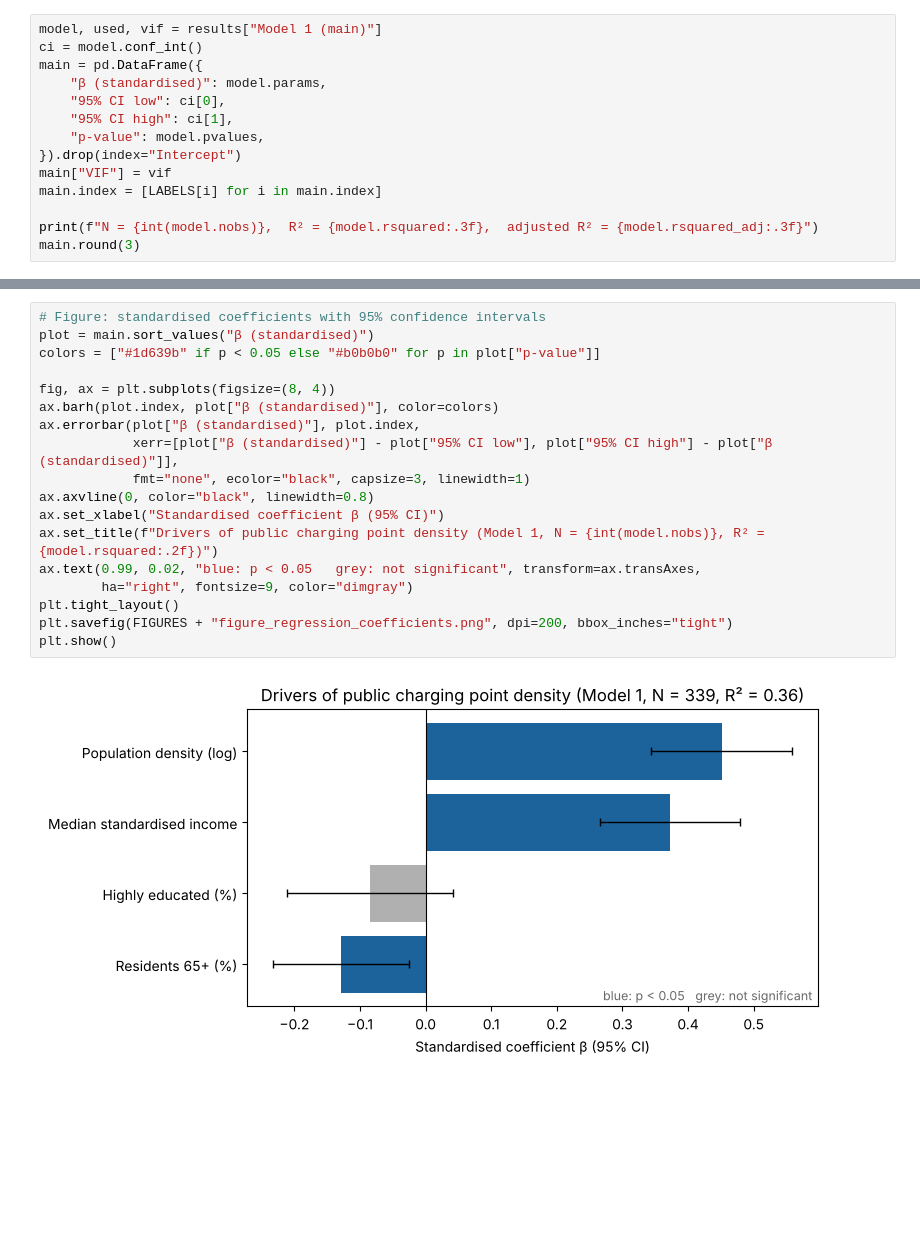
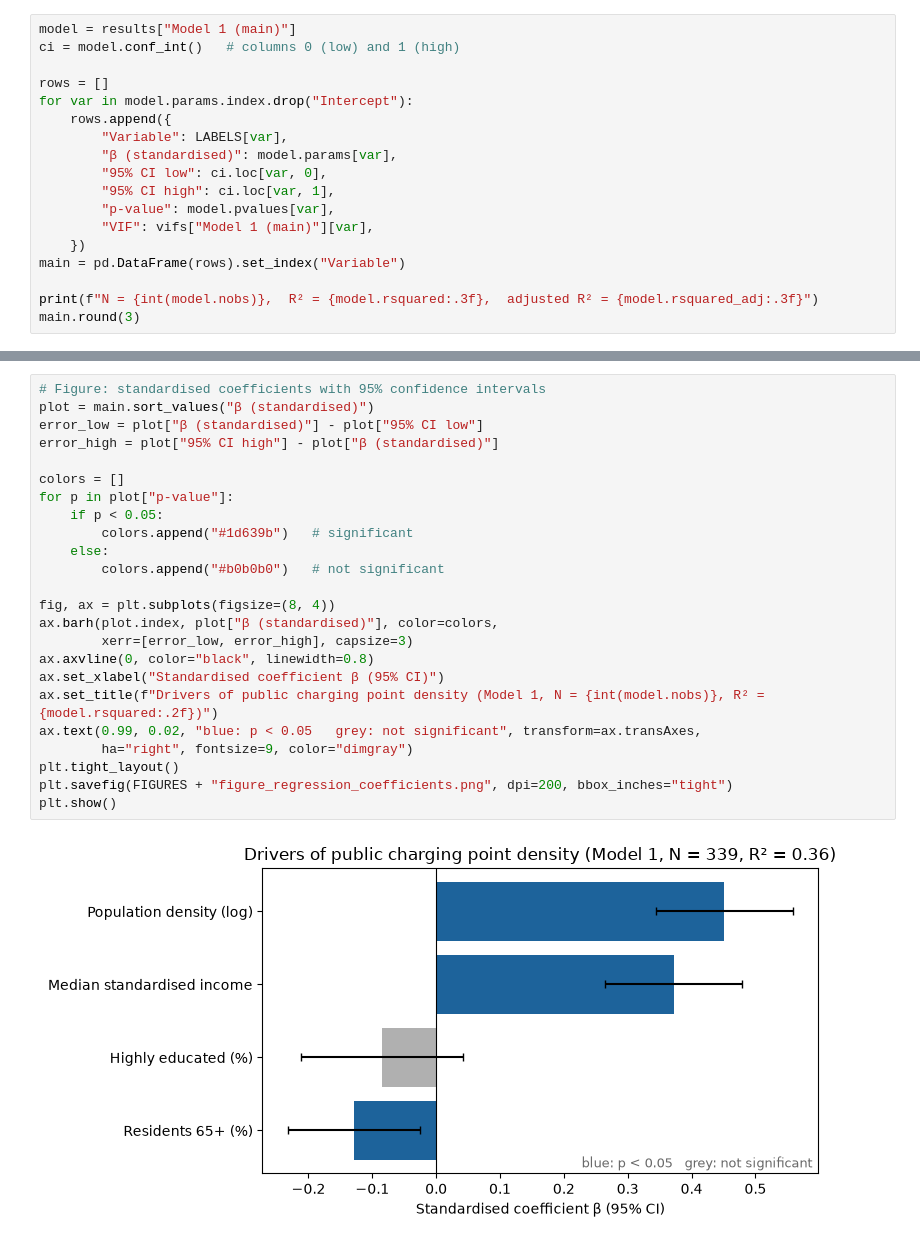
Before and after one commit to mirtebatema/group-15, a Jupyter notebook: notebooks/7. regression.ipynb, the cells around one changed output, grey strips where cells are left out. Cells and saved outputs as stored; diff of their text form; blank space fills up the shorter version.

Commit message:
We simplified layout notebook 7, the results are unchanged

```diff
--- a/notebooks/7. regression.ipynb
+++ b/notebooks/7. regression.ipynb
@@ -90,14 +143,18 @@ The table shows the standardised coefficient (β), its 95% confidence interval,
 # %%
-model, used, vif = results["Model 1 (main)"]
-ci = model.conf_int()
-main = pd.DataFrame({
-    "β (standardised)": model.params,
-    "95% CI low": ci[0],
-    "95% CI high": ci[1],
-    "p-value": model.pvalues,
-}).drop(index="Intercept")
-main["VIF"] = vif
-main.index = [LABELS[i] for i in main.index]
+model = results["Model 1 (main)"]
+ci = model.conf_int()   # columns 0 (low) and 1 (high)
+
+rows = []
+for var in model.params.index.drop("Intercept"):
+    rows.append({
+        "Variable": LABELS[var],
+        "β (standardised)": model.params[var],
+        "95% CI low": ci.loc[var, 0],
+        "95% CI high": ci.loc[var, 1],
+        "p-value": model.pvalues[var],
+        "VIF": vifs["Model 1 (main)"][var],
+    })
+main = pd.DataFrame(rows).set_index("Variable")
 
 print(f"N = {int(model.nobs)},  R² = {model.rsquared:.3f},  adjusted R² = {model.rsquared_adj:.3f}")
 main.round(3)
@@ -111,21 +169,27 @@ N = 339,  R² = 0.362,  adjusted R² = 0.354
 # %%
 # Figure: standardised coefficients with 95% confidence intervals
 plot = main.sort_values("β (standardised)")
-colors = ["#1d639b" if p < 0.05 else "#b0b0b0" for p in plot["p-value"]]
+error_low = plot["β (standardised)"] - plot["95% CI low"]
+error_high = plot["95% CI high"] - plot["β (standardised)"]
+
+colors = []
+for p in plot["p-value"]:
+    if p < 0.05:
+        colors.append("#1d639b")   # significant
+    else:
+        colors.append("#b0b0b0")   # not significant
 
 fig, ax = plt.subplots(figsize=(8, 4))
-ax.barh(plot.index, plot["β (standardised)"], color=colors)
-ax.errorbar(plot["β (standardised)"], plot.index,
-            xerr=[plot["β (standardised)"] - plot["95% CI low"], plot["95% CI high"] - plot["β (standardised)"]],
-            fmt="none", ecolor="black", capsize=3, linewidth=1)
+ax.barh(plot.index, plot["β (standardised)"], color=colors,
+        xerr=[error_low, error_high], capsize=3)
 ax.axvline(0, color="black", linewidth=0.8)
 ax.set_xlabel("Standardised coefficient β (95% CI)")
 ax.set_title(f"Drivers of public charging point density (Model 1, N = {int(model.nobs)}, R² = {model.rsquared:.2f})")
 ax.text(0.99, 0.02, "blue: p < 0.05   grey: not significant", transform=ax.transAxes,
         ha="right", fontsize=9, color="dimgray")
 plt.tight_layout()
 plt.savefig(FIGURES + "figure_regression_coefficients.png", dpi=200, bbox_inches="tight")
 plt.show()
 # %% [output]
-[figure, old version]
+[figure, new version]
 # %% [markdown]
```
Also changed, not shown: parts of 22 cells of this notebook, 2 other files.
